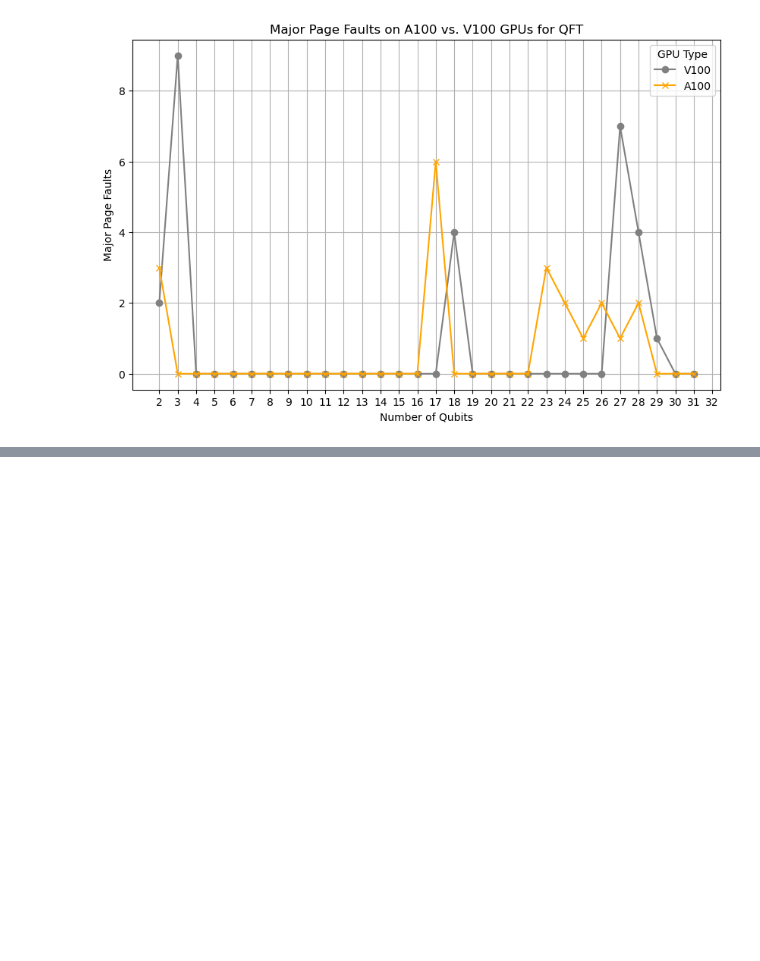
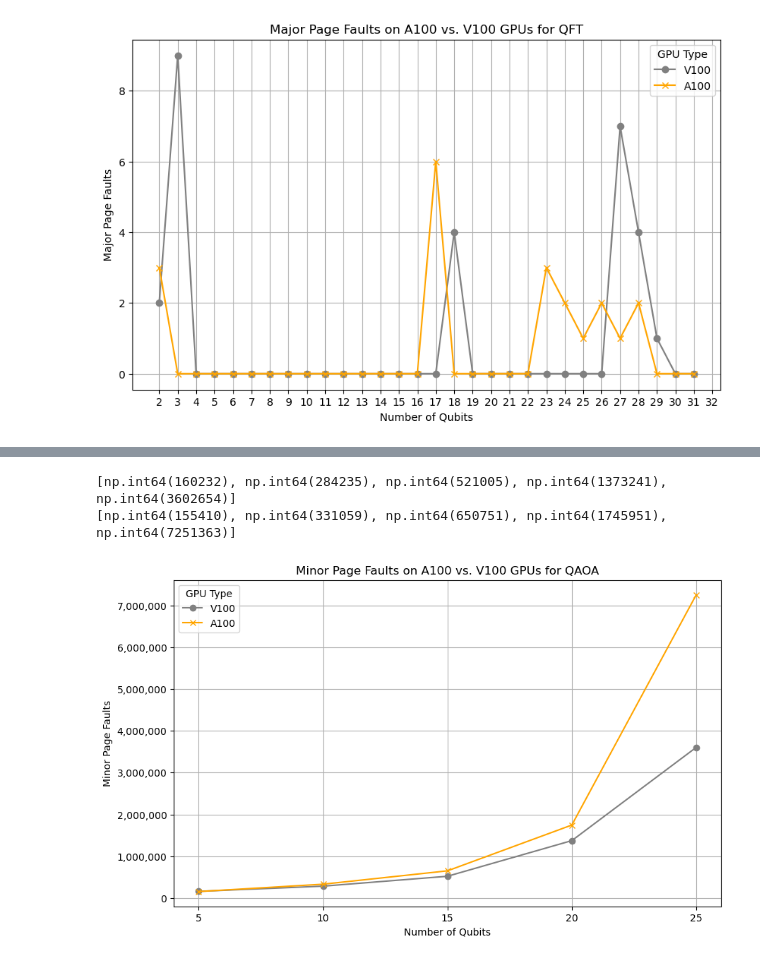
Before and after one commit to ellarubinshtein/iw, a Jupyter notebook: script.ipynb, the cells around one changed output, grey strips where cells are left out. Saved outputs shown, nothing was run; the diff lists cells and outputs as text; code cells hidden in the pictures; blank space fills up the shorter version.

```diff
--- a/script.ipynb
+++ b/script.ipynb
@@ -556,0 +726,55 @@ plt.show()
+# %%
+import matplotlib.ticker as ticker
+# Function to compute average minor page faults for the last 5 runs per qubit number
+def get_minor_faults(df):
+
+    minor_faults_list = []
+
+    # Loop over specific qubit values (5, 10, 15, 20, and 25) and compute the second result for each, or the only result for 25
+    qubit_values = [5, 10, 15, 20, 25]
+    for qubit in qubit_values:
+        df['Qubits'] = pd.to_numeric(df['Qubits'], errors='coerce')
+        df['Minor Page Faults'] = pd.to_numeric(df['Minor Page Faults'], errors='coerce')
+        df_filtered = df[df['Qubits'] == qubit]
+
+        # For qubits 5, 10, 15, 20, take the second result (index 1) if available
+        if qubit != 25:
+            second_result = df_filtered['Minor Page Faults'].iloc[1] if len(df_filtered) > 1 else None
+            minor_faults_list.append(second_result)
+        else:
+            # For qubit 25, only take the available result (assuming there's only one)
+            minor_faults_list.append(df_filtered['Minor Page Faults'].iloc[0] if len(df_filtered) > 0 else None)
+
+    return minor_faults_list
+
+# Compute the averages for both GPUs
+avg_minor_v100 = get_minor_faults(df_qaoa_v100)
+print(avg_minor_v100)
+avg_minor_a100 = get_minor_faults(df_qaoa_a100)
+print(avg_minor_a100)
+
+qubit_values = [5, 10, 15, 20, 25]
+
+# Plot
+plt.figure(figsize=(10, 6))
+plt.plot(qubit_values, avg_minor_v100, label="V100", marker='o', color='grey')
+plt.plot(qubit_values, avg_minor_a100, label="A100", marker='x', color='orange')
+
+plt.gca().yaxis.set_major_formatter(ticker.FuncFormatter(lambda x, _: f'{int(x):,}'))
+
+
+# Labels and title
+plt.xlabel('Number of Qubits')
+plt.ylabel('Minor Page Faults')
+plt.title('Minor Page Faults on A100 vs. V100 GPUs for QAOA')
+plt.legend(title="GPU Type")
+
+plt.xticks(np.arange(5, 30, 5))  # Ensure that ticks are from 2 to 32
+
+# Show the plot
+plt.grid(True)
+plt.show()
+# %% [output]
+[np.int64(160232), np.int64(284235), np.int64(521005), np.int64(1373241), np.int64(3602654)]
+[np.int64(155410), np.int64(331059), np.int64(650751), np.int64(1745951), np.int64(7251363)]
+[figure, added]
```
Also changed, not shown: parts of 6 cells of this notebook, 47 other files.
